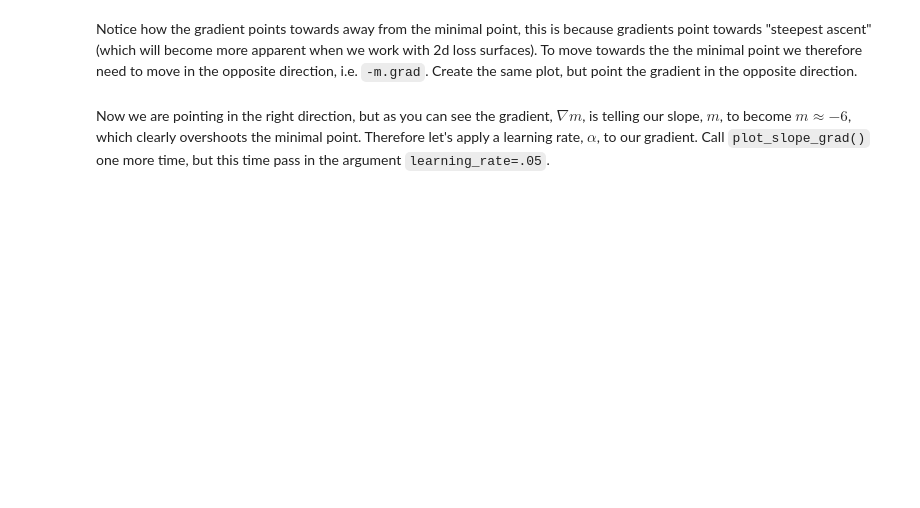
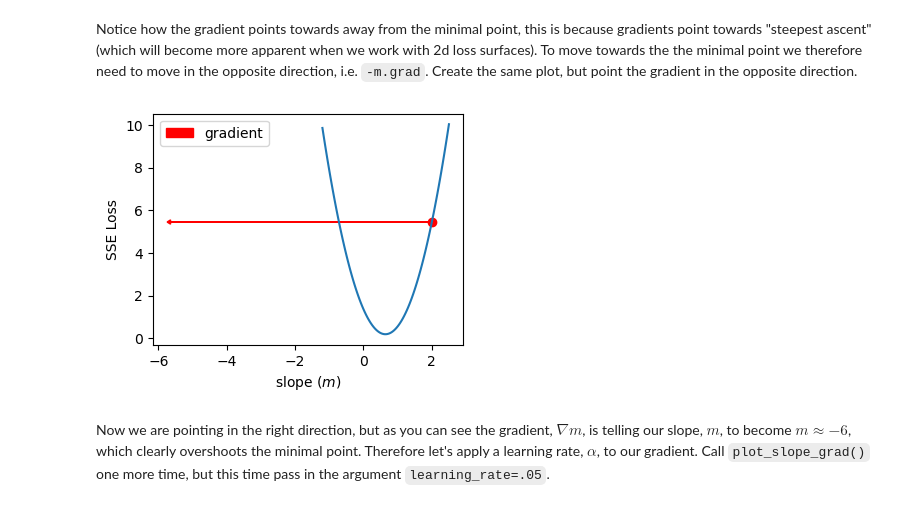
Before and after one commit to runn3rman/byu-cs474, a Jupyter notebook: lab1_pytorch_intro.ipynb, the cells around one changed output. Cells and saved outputs as stored; diff of their text form; code cells hidden in the pictures; blank space fills up the shorter version.

```diff
--- a/lab1_pytorch_intro.ipynb
+++ b/lab1_pytorch_intro.ipynb
@@ -918,6 +1163,10 @@ plot_slope_grad(m, m.grad)
 Notice how the gradient points towards away from the minimal point, this is because gradients point towards "steepest ascent" (which will become more apparent when we work with 2d loss surfaces).
 To move towards the the minimal point we therefore need to move in the opposite direction, i.e. `-m.grad`.
 Create the same plot, but point the gradient in the opposite direction.
+# %%
+plot_slope_grad(m, -m.grad)
+# %% [output]
+[figure, added]
 # %% [markdown]
 Now we are pointing in the right direction, but as you can see the gradient, $\nabla m$, is telling our slope, $m$, to become $m \approx -6$, which clearly overshoots the minimal point.
 Therefore let's apply a learning rate, $\alpha$, to our gradient.
```
Also changed, not shown: parts of 77 cells of this notebook.
